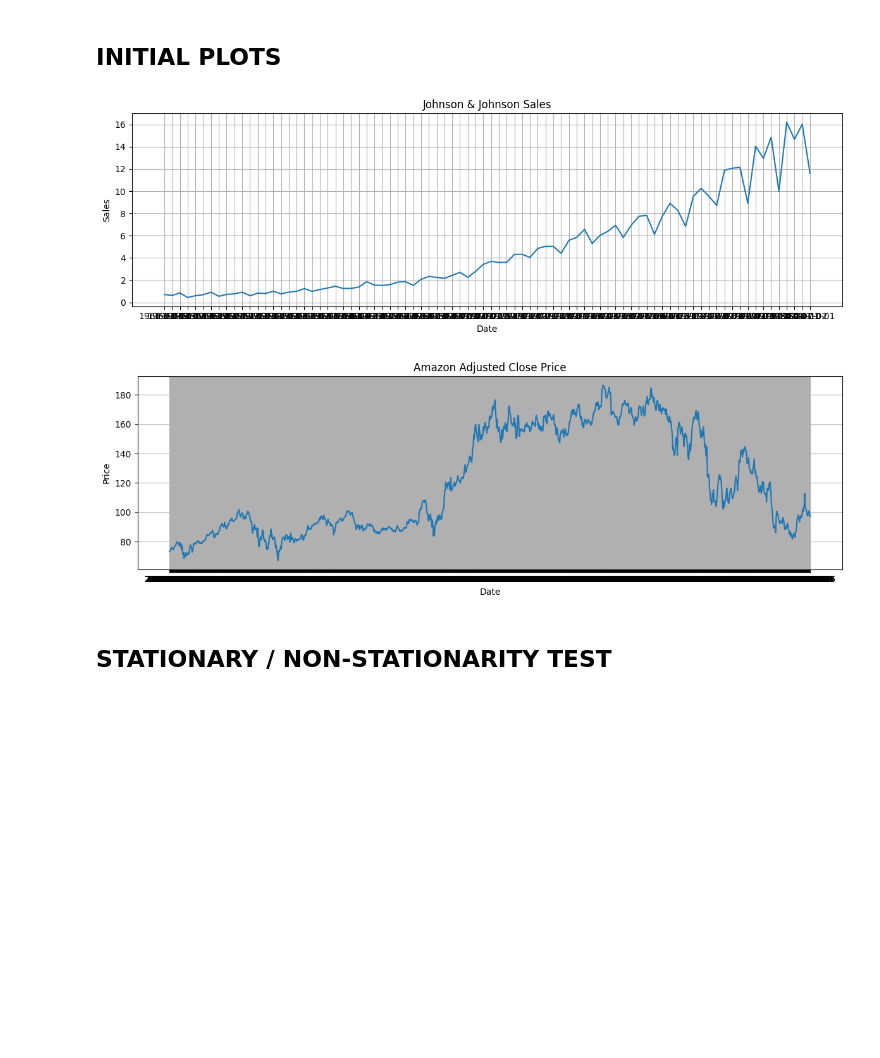
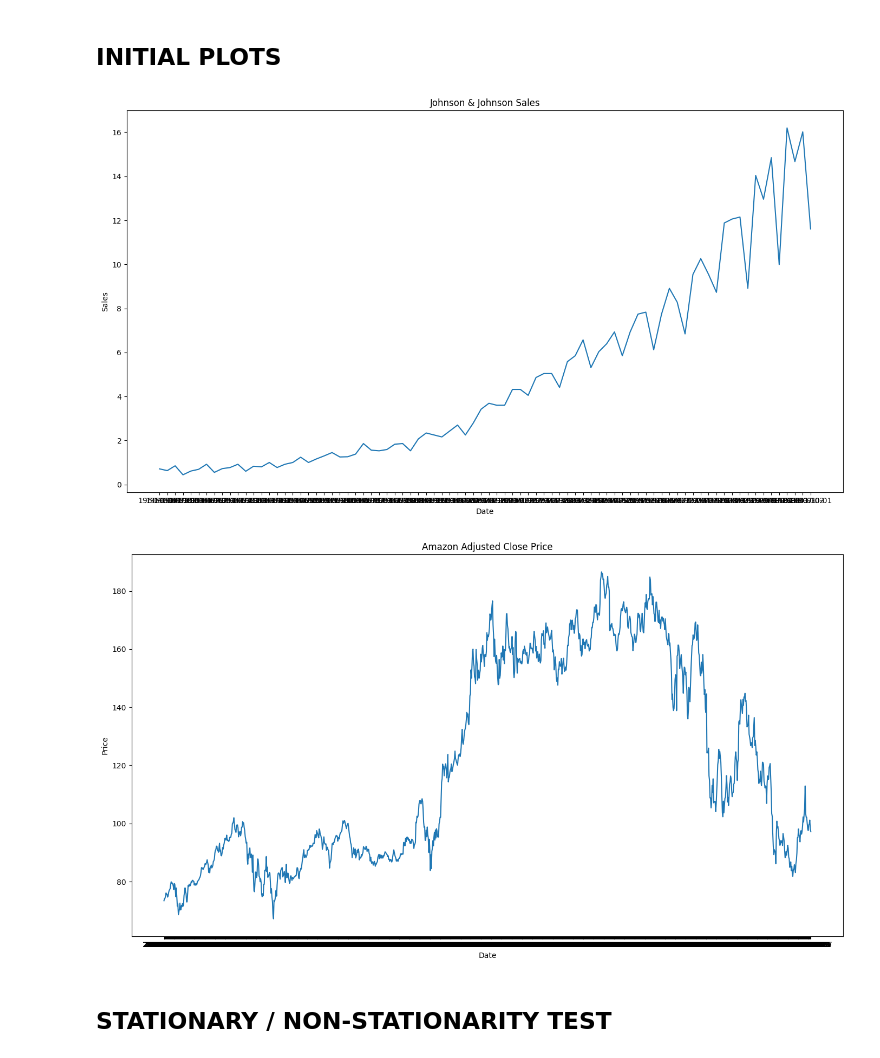
Before and after one commit to Diya-Amith/TimeSeries-CaseStudy-Assignment, a Jupyter notebook: TimeSeriesCaseStudy.ipynb, the cells around one changed output. Saved outputs shown, nothing was run; the diff lists cells and outputs as text; code cells hidden in the pictures; blank space fills up the shorter version.

```diff
--- a/TimeSeriesCaseStudy.ipynb
+++ b/TimeSeriesCaseStudy.ipynb
@@ -48,23 +47,20 @@ Date
 # %% [markdown]
 ## **INITIAL PLOTS**
 # %%
-# Function to plot the time series
 def plot_time_series(series, title, ylabel):
-    plt.figure(figsize=(12, 4))
+    plt.figure(figsize=(14, 8))
     plt.plot(series)
     plt.title(title)
     plt.xlabel("Date")
     plt.ylabel(ylabel)
-    plt.grid(True)
     plt.tight_layout()
     plt.show()
 
-# Plot time series for both datasets
 plot_time_series(jj_data['data'], "Johnson & Johnson Sales", "Sales")
 plot_time_series(amzn_data['Adj Close'], "Amazon Adjusted Close Price", "Price")
 # %% [output]
-[figure, old version]
+[figure, new version]
-[figure, old version]
+[figure, new version]
 # %% [markdown]
 ## **STATIONARY /  NON-STATIONARITY TEST**
 # %% [markdown]
```
Also changed, not shown: parts of 10 cells of this notebook.
